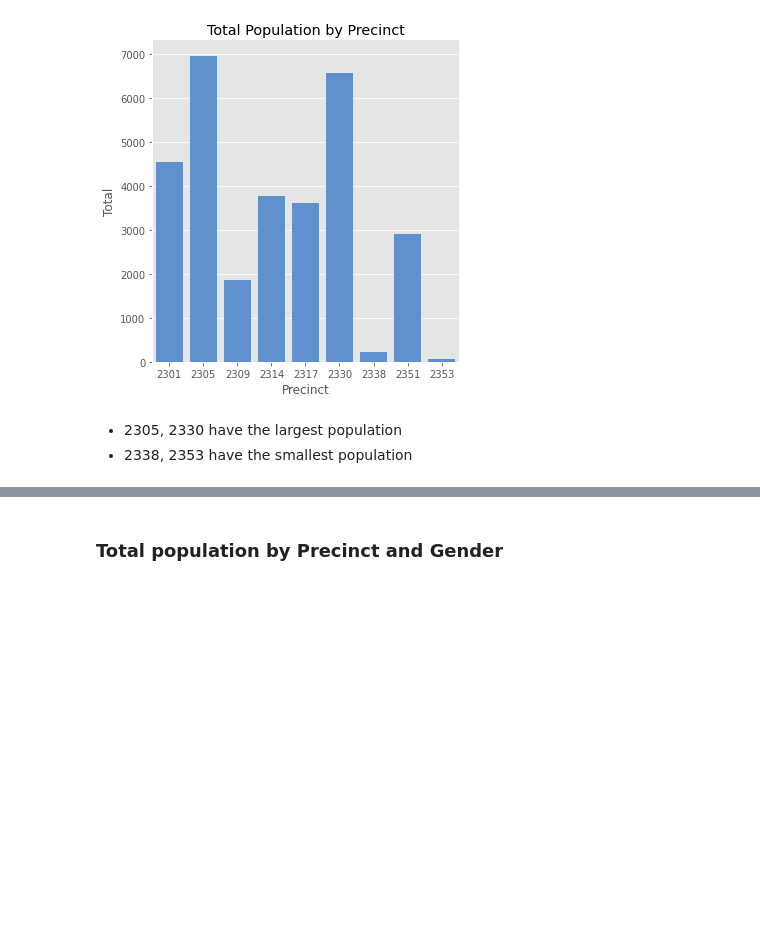
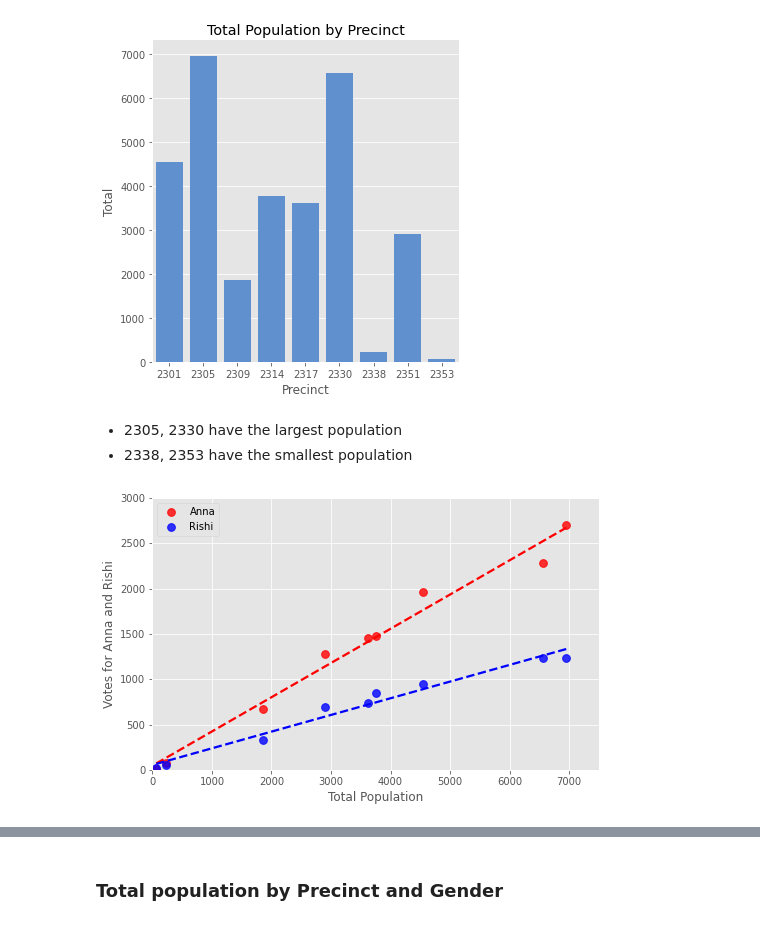
Before and after one commit to zrrddd/Los_Altos_Analysis, a Jupyter notebook: Main.ipynb, the cells around one changed output, grey strips where cells are left out. Cells and saved outputs as stored; diff of their text form; code cells hidden in the pictures; blank space fills up the shorter version.

Commit message:
Add More Graphs

```diff
--- a/Main.ipynb
+++ b/Main.ipynb
@@ -200,3 +262,15 @@ plt.title("Total Population by Precinct");
 # %% [markdown]
 - 2305, 2330 have the largest population
 - 2338, 2353 have the smallest population
+# %%
+fig, ax = plt.subplots(figsize=(8,5))
+sns.regplot(x="Total", y="Total Votes_Anna",data=df, ax=ax, ci=False,
+            scatter_kws={"s":60, 'color':"red"}, line_kws={"color":"red", "ls":"--"}, label="Anna")
+sns.regplot(x="Total", y="Total Votes_Rishi", data=df, ax=ax, ci=False,
+            scatter_kws={"s":60, 'color':"blue"}, line_kws={"color":"blue", "ls":"--"}, label="Rishi")
+
+ax.set(xlabel="Total Population", ylabel="Votes for Anna and Rishi", ylim=(0, 3000), xlim=(0, 7500))
+plt.legend();
+# ax.set(xlabel="Total Population", ylabel="Votes for Rishi", ylim=(0, 3000));
+# %% [output]
+[figure, added]
```
Also changed, not shown: parts of 30 cells of this notebook.
